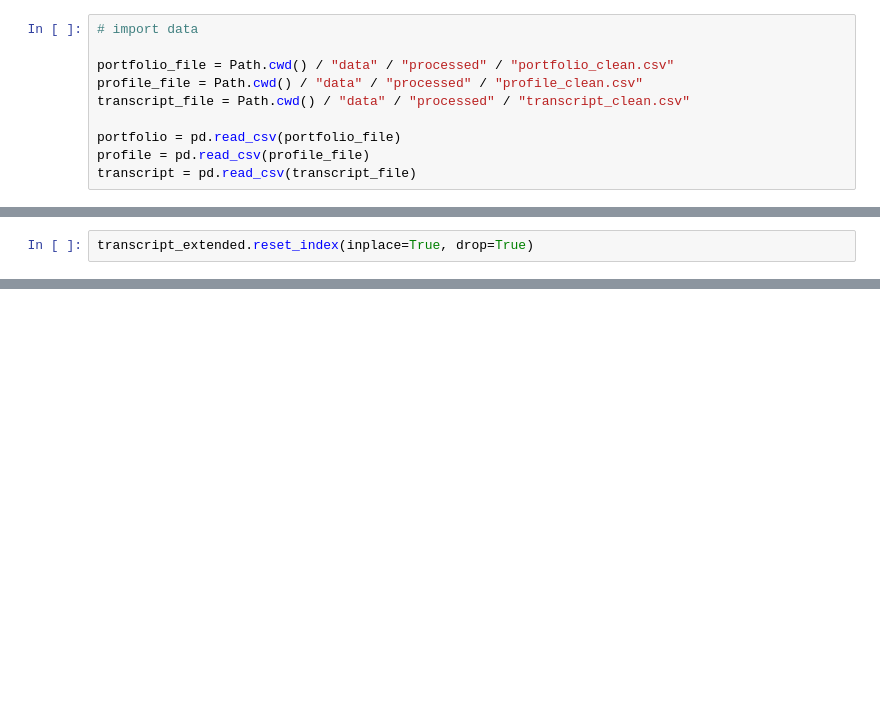
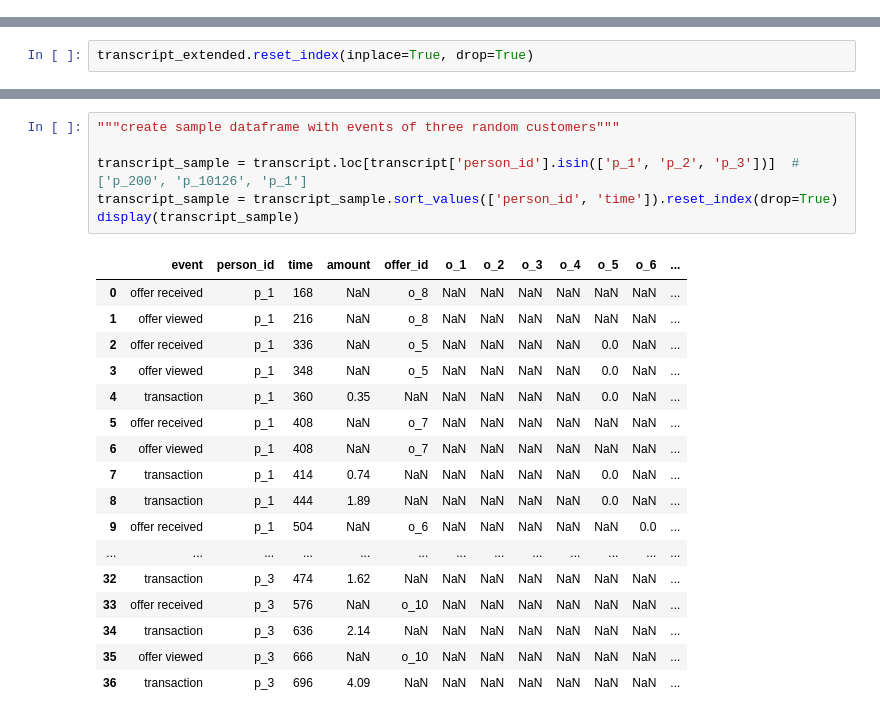
Before and after one commit to rbuerki/segmentation-challenge-starbucks, a Jupyter notebook: trashcan/temp_transaction flagging.ipynb, the cells around one changed output, grey strips where cells are left out. Saved outputs shown, nothing was run; the diff lists cells and outputs as text; blank space fills up the shorter version.

```diff
--- a/trashcan/temp_transaction flagging.ipynb
+++ b/trashcan/temp_transaction flagging.ipynb
@@ -20,13 +20,3 @@ from IPython.display import display
 pd.options.display.max_columns = None
 
 from pathlib import Path  # to make file path references relative to notebook directory
-# %%
-# import data
-
-portfolio_file = Path.cwd() / "data" / "processed" / "portfolio_clean.csv"
-profile_file = Path.cwd() / "data" / "processed" / "profile_clean.csv"
-transcript_file = Path.cwd() / "data" / "processed" / "transcript_clean.csv"
-
-portfolio = pd.read_csv(portfolio_file)
-profile = pd.read_csv(profile_file)
-transcript = pd.read_csv(transcript_file)
@@ -276 +182,25 @@ transcript_extended[['event', 'person_id', 'offer_id', 'o_7']]
+# %%
+"""create sample dataframe with events of three random customers"""
+
+transcript_sample = transcript.loc[transcript['person_id'].isin(['p_1', 'p_2', 'p_3'])]  # ['p_200', 'p_10126', 'p_1']
+transcript_sample = transcript_sample.sort_values(['person_id', 'time']).reset_index(drop=True)
+display(transcript_sample)
+# %% [output]
+|  | event | person_id | time | amount | offer_id | o_1 | o_2 | o_3 | o_4 | o_5 | o_6 | ... |
+| 0 | offer received | p_1 | 168 | NaN | o_8 | NaN | NaN | NaN | NaN | NaN | NaN | ... |
+| 1 | offer viewed | p_1 | 216 | NaN | o_8 | NaN | NaN | NaN | NaN | NaN | NaN | ... |
+| 2 | offer received | p_1 | 336 | NaN | o_5 | NaN | NaN | NaN | NaN | 0.0 | NaN | ... |
+| 3 | offer viewed | p_1 | 348 | NaN | o_5 | NaN | NaN | NaN | NaN | 0.0 | NaN | ... |
+| 4 | transaction | p_1 | 360 | 0.35 | NaN | NaN | NaN | NaN | NaN | 0.0 | NaN | ... |
+| 5 | offer received | p_1 | 408 | NaN | o_7 | NaN | NaN | NaN | NaN | NaN | NaN | ... |
+| 6 | offer viewed | p_1 | 408 | NaN | o_7 | NaN | NaN | NaN | NaN | NaN | NaN | ... |
+| 7 | transaction | p_1 | 414 | 0.74 | NaN | NaN | NaN | NaN | NaN | 0.0 | NaN | ... |
+| 8 | transaction | p_1 | 444 | 1.89 | NaN | NaN | NaN | NaN | NaN | 0.0 | NaN | ... |
+| 9 | offer received | p_1 | 504 | NaN | o_6 | NaN | NaN | NaN | NaN | NaN | 0.0 | ... |
+| ... | ... | ... | ... | ... | ... | ... | ... | ... | ... | ... | ... | ... |
+| 32 | transaction | p_3 | 474 | 1.62 | NaN | NaN | NaN | NaN | NaN | NaN | NaN | ... |
+| 33 | offer received | p_3 | 576 | NaN | o_10 | NaN | NaN | NaN | NaN | NaN | NaN | ... |
+| 34 | transaction | p_3 | 636 | 2.14 | NaN | NaN | NaN | NaN | NaN | NaN | NaN | ... |
+| 35 | offer viewed | p_3 | 666 | NaN | o_10 | NaN | NaN | NaN | NaN | NaN | NaN | ... |
+| 36 | transaction | p_3 | 696 | 4.09 | NaN | NaN | NaN | NaN | NaN | NaN | NaN | ... |
 # %%
```
Also changed, not shown: parts of 27 cells of this notebook, 2 other files.
